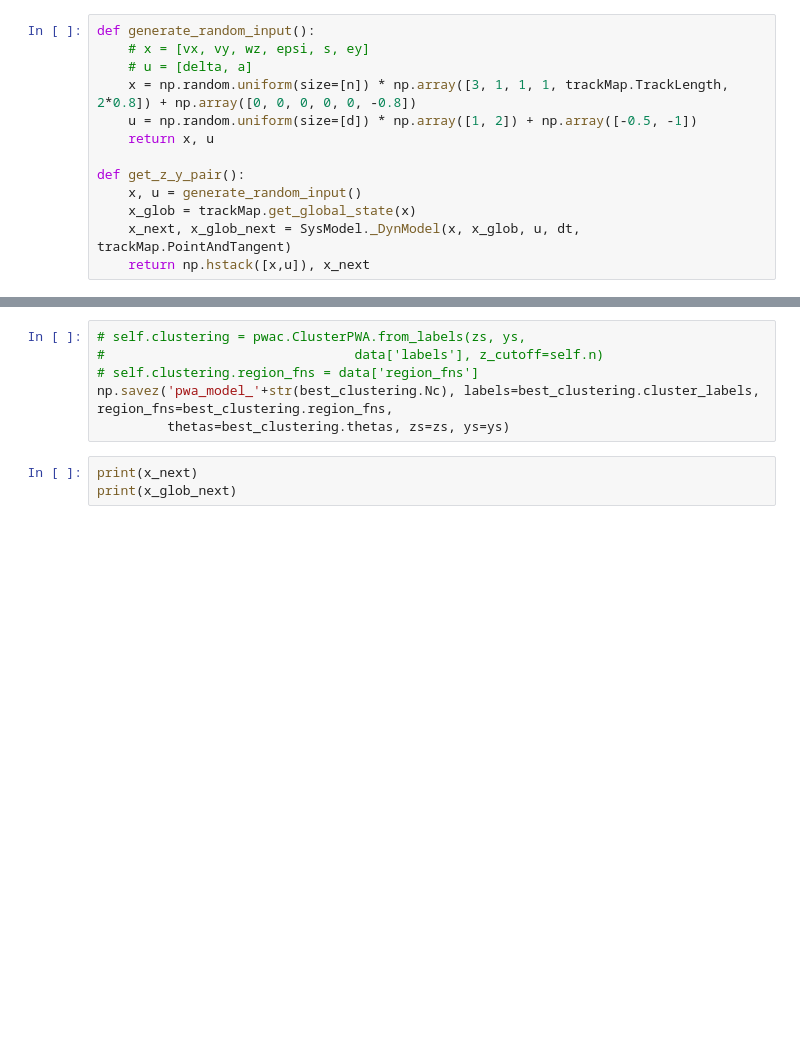
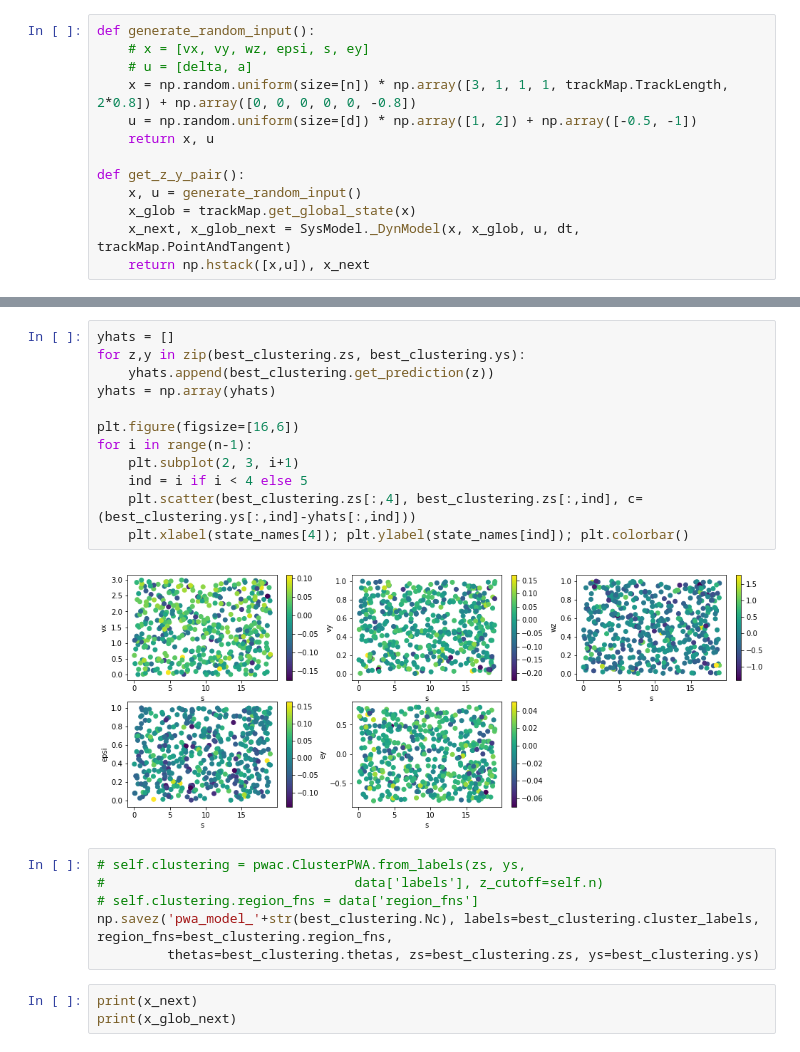
Before and after one commit to urosolia/RacingLMPC, a Jupyter notebook: notebooks/Fitting Accurate Piecewise Affine Model.ipynb, the cells around one changed output, grey strips where cells are left out. Drawn from its saved outputs; the diff is of its cells as text; blank space fills up the shorter version.

```diff
--- a/notebooks/Fitting Accurate Piecewise Affine Model.ipynb
+++ b/notebooks/Fitting Accurate Piecewise Affine Model.ipynb
@@ -107,9 +111,23 @@ for i in range(n-1):
+# %%
+yhats = []
+for z,y in zip(best_clustering.zs, best_clustering.ys):
+    yhats.append(best_clustering.get_prediction(z))
+yhats = np.array(yhats)
+
+plt.figure(figsize=[16,6])
+for i in range(n-1):
+    plt.subplot(2, 3, i+1)
+    ind = i if i < 4 else 5
+    plt.scatter(best_clustering.zs[:,4], best_clustering.zs[:,ind], c=(best_clustering.ys[:,ind]-yhats[:,ind]))
+    plt.xlabel(state_names[4]); plt.ylabel(state_names[ind]); plt.colorbar()
+# %% [output]
+[figure, added]
 # %%
 # self.clustering = pwac.ClusterPWA.from_labels(zs, ys,
 #                                data['labels'], z_cutoff=self.n)
 # self.clustering.region_fns = data['region_fns']
 np.savez('pwa_model_'+str(best_clustering.Nc), labels=best_clustering.cluster_labels, region_fns=best_clustering.region_fns,
-         thetas=best_clustering.thetas, zs=zs, ys=ys)
+         thetas=best_clustering.thetas, zs=best_clustering.zs, ys=best_clustering.ys)
 # %%
 print(x_next)
 print(x_glob_next)
```
Also changed, not shown: parts of 7 cells of this notebook, 7 other files.
